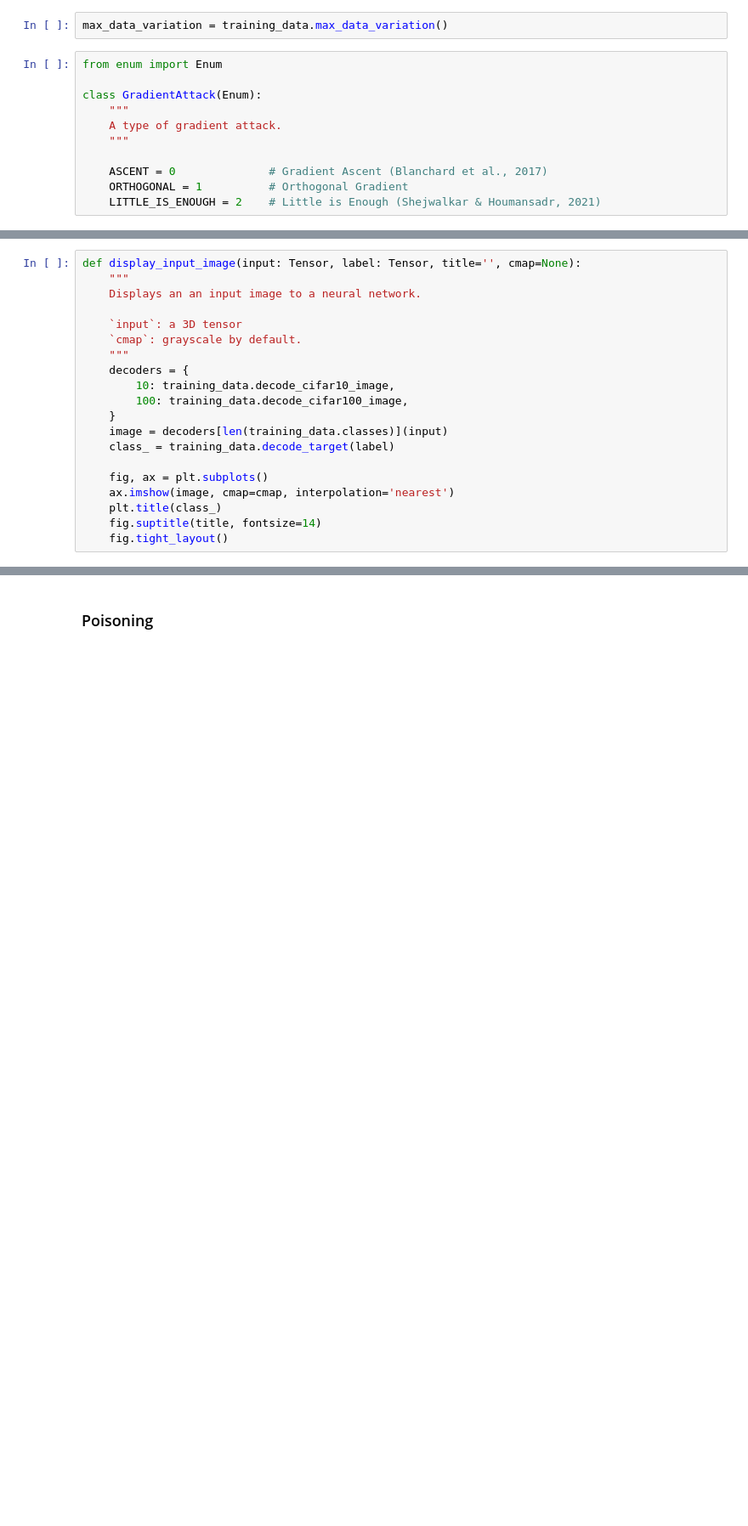
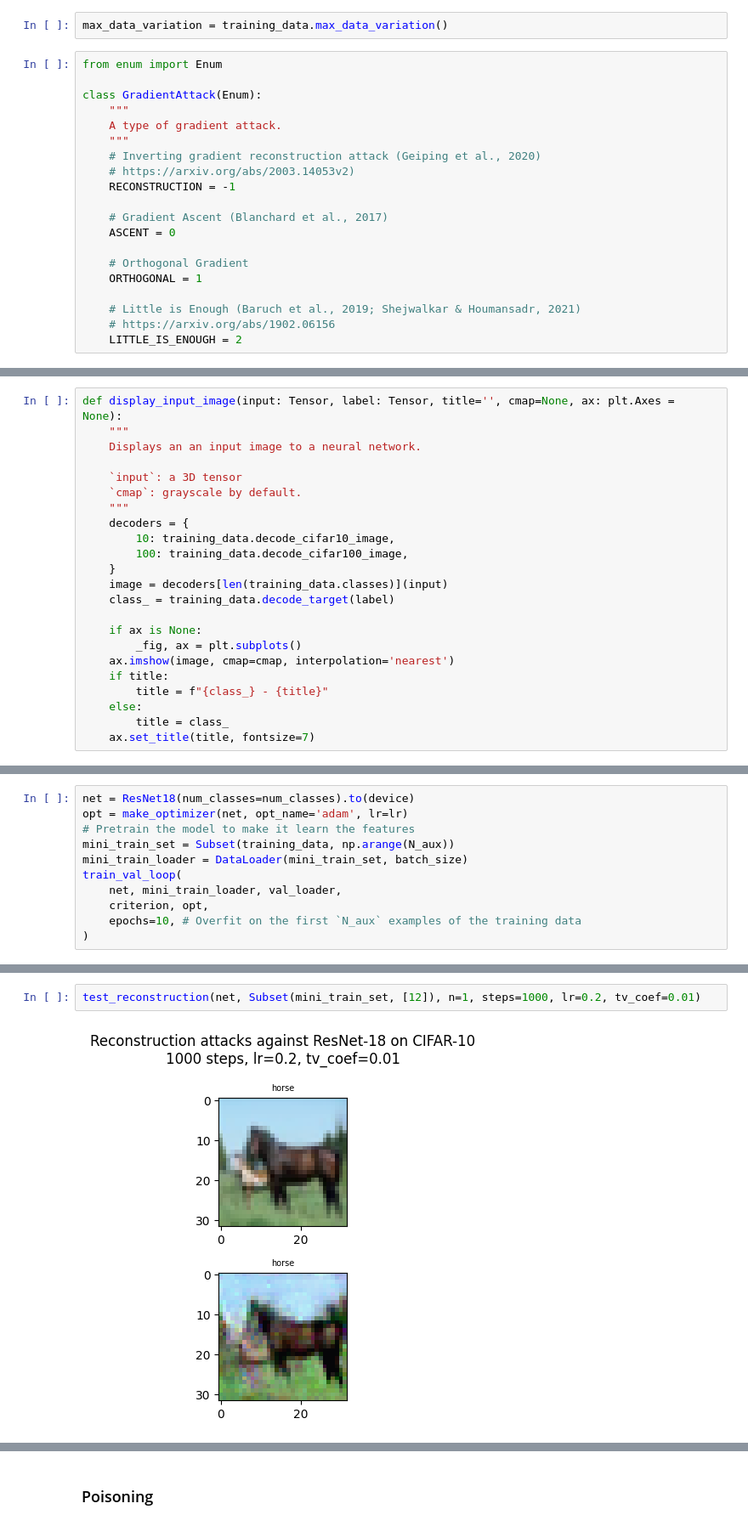
Before and after one commit to AI-Safety-X2023/playground, a Jupyter notebook: implementations/projects/poisoning/inverting_gradient_attack.ipynb, the cells around one changed output, grey strips where cells are left out. Shown at 85% size. Cells and saved outputs as stored; diff of their text form; blank space fills up the shorter version.

Commit message:
Reconstruction attacks + label joint optimization

```diff
--- a/implementations/projects/poisoning/inverting_gradient_attack.ipynb
+++ b/implementations/projects/poisoning/inverting_gradient_attack.ipynb
@@ -117,7 +119,16 @@ class GradientAttack(Enum):
     """
     A type of gradient attack.
     """
+    # Inverting gradient reconstruction attack (Geiping et al., 2020)
+    # https://arxiv.org/abs/2003.14053v2)
+    RECONSTRUCTION = -1
 
-    ASCENT = 0              # Gradient Ascent (Blanchard et al., 2017)
-    ORTHOGONAL = 1          # Orthogonal Gradient
-    LITTLE_IS_ENOUGH = 2    # Little is Enough (Shejwalkar & Houmansadr, 2021)
+    # Gradient Ascent (Blanchard et al., 2017)
+    ASCENT = 0
+
+    # Orthogonal Gradient
+    ORTHOGONAL = 1
+
+    # Little is Enough (Baruch et al., 2019; Shejwalkar & Houmansadr, 2021)
+    # https://arxiv.org/abs/1902.06156
+    LITTLE_IS_ENOUGH = 2
@@ -248,5 +346,5 @@ class ShadowGradientEstimator(GradientEstimator):
 # %%
-def display_input_image(input: Tensor, label: Tensor, title='', cmap=None):
+def display_input_image(input: Tensor, label: Tensor, title='', cmap=None, ax: plt.Axes = None):
     """
     Displays an an input image to a neural network.
 
@@ -260,10 +358,13 @@ def display_input_image(input: Tensor, label: Tensor, title='', cmap=None):
     image = decoders[len(training_data.classes)](input)
     class_ = training_data.decode_target(label)
 
-    fig, ax = plt.subplots()
+    if ax is None:
+        _fig, ax = plt.subplots()
     ax.imshow(image, cmap=cmap, interpolation='nearest')
-    plt.title(class_)
-    fig.suptitle(title, fontsize=14)
-    fig.tight_layout()
+    if title:
+        title = f"{class_} - {title}"
+    else:
+        title = class_
+    ax.set_title(title, fontsize=7)
 # %%
 def test_attack(
@@ -306,0 +440,11 @@ def test_attack(
+# %%
+net = ResNet18(num_classes=num_classes).to(device)
+opt = make_optimizer(net, opt_name='adam', lr=lr)
+# Pretrain the model to make it learn the features
+mini_train_set = Subset(training_data, np.arange(N_aux))
+mini_train_loader = DataLoader(mini_train_set, batch_size)
+train_val_loop(
+    net, mini_train_loader, val_loader,
+    criterion, opt,
+    epochs=10, # Overfit on the first `N_aux` examples of the training data
+)
@@ -306,0 +453,4 @@ def test_attack(
+# %%
+test_reconstruction(net, Subset(mini_train_set, [12]), n=1, steps=1000, lr=0.2, tv_coef=0.01)
+# %% [output]
+[figure, added]
```
Also changed, not shown: parts of 36 cells of this notebook, 2 other files.
